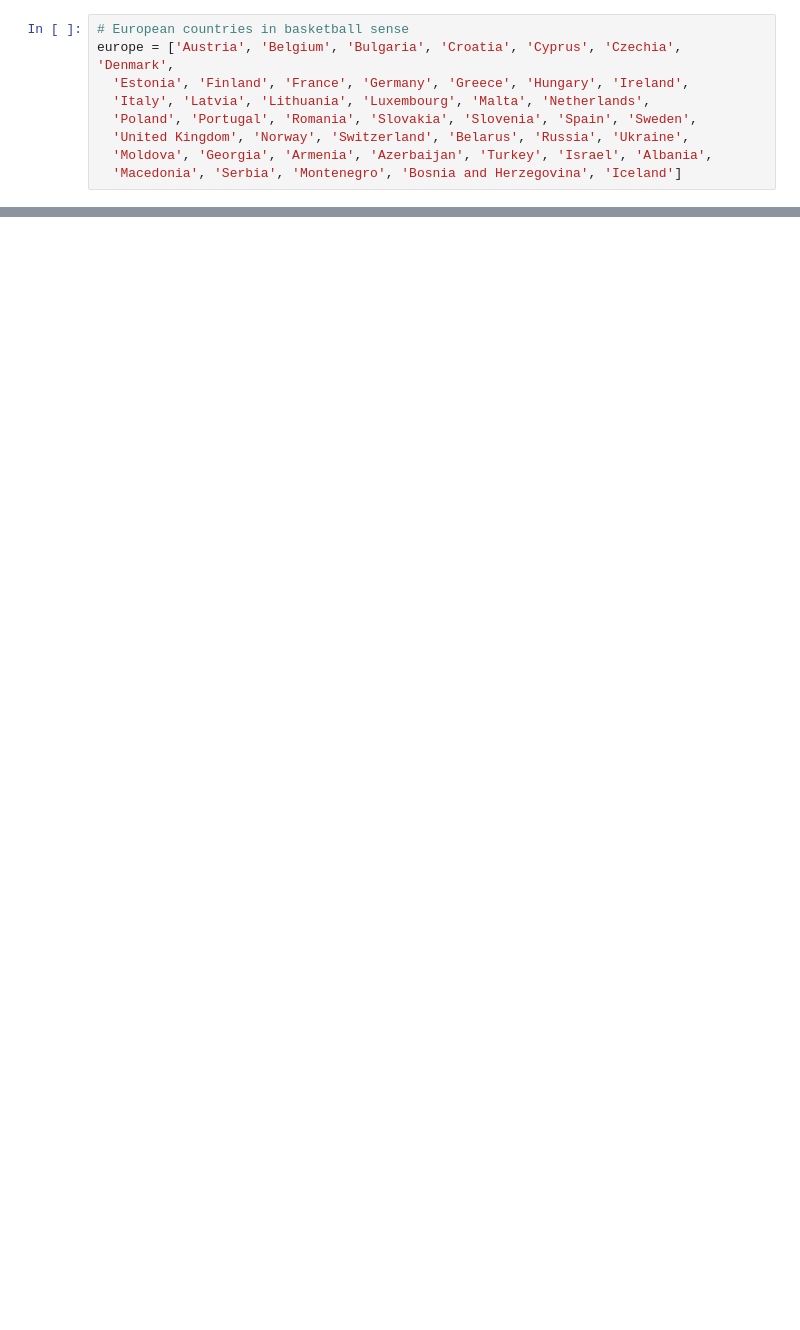
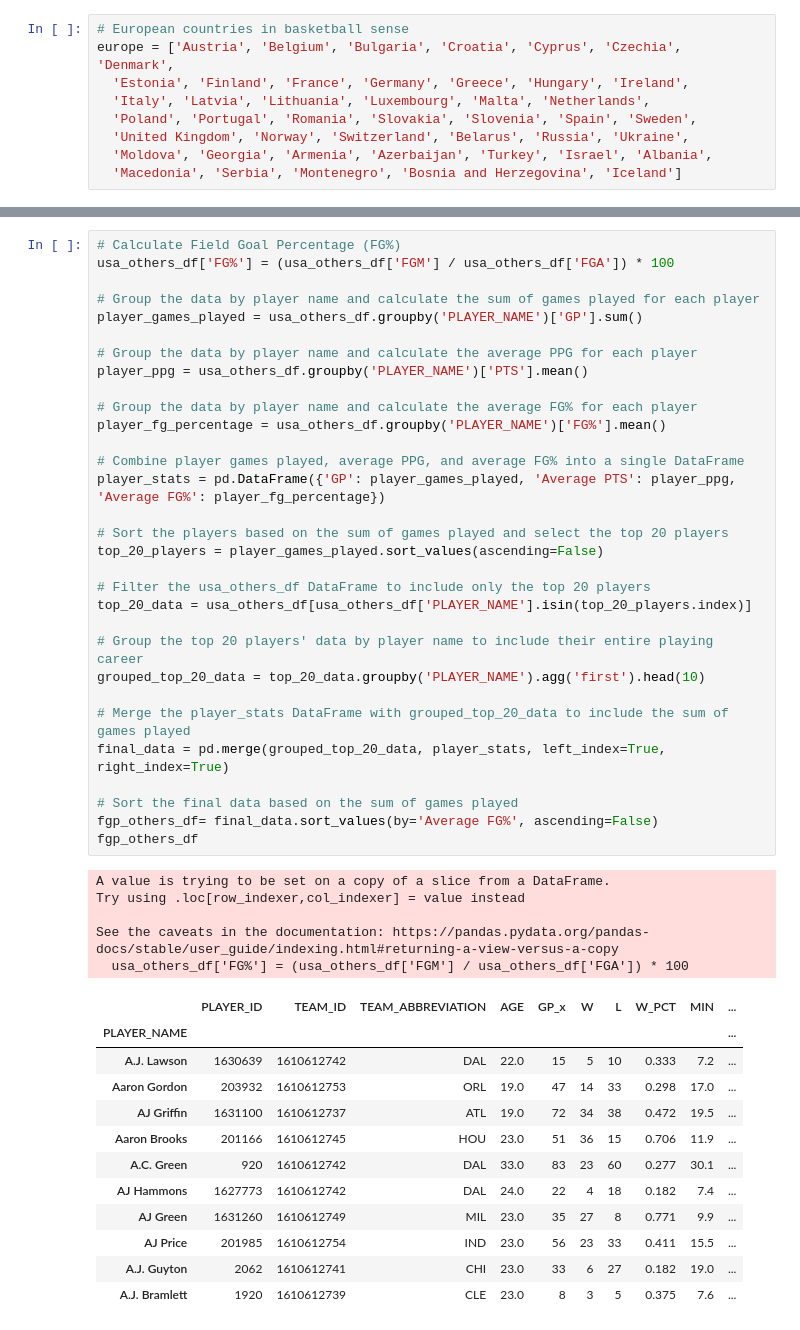
Before and after one commit to NEAT-Scouting-Data-Analytics/NEAT-Scouting-Data-Analytics, a Jupyter notebook: usa_df.ipynb, the cells around one changed output, grey strips where cells are left out. Drawn from its saved outputs; the diff is of its cells as text; blank space fills up the shorter version.

```diff
--- a/usa_df.ipynb
+++ b/usa_df.ipynb
@@ -134,0 +157,49 @@ usa_df
+# %%
+# Calculate Field Goal Percentage (FG%)
+usa_others_df['FG%'] = (usa_others_df['FGM'] / usa_others_df['FGA']) * 100
+
+# Group the data by player name and calculate the sum of games played for each player
+player_games_played = usa_others_df.groupby('PLAYER_NAME')['GP'].sum()
+
+# Group the data by player name and calculate the average PPG for each player
+player_ppg = usa_others_df.groupby('PLAYER_NAME')['PTS'].mean()
+
+# Group the data by player name and calculate the average FG% for each player
+player_fg_percentage = usa_others_df.groupby('PLAYER_NAME')['FG%'].mean()
+
+# Combine player games played, average PPG, and average FG% into a single DataFrame
+player_stats = pd.DataFrame({'GP': player_games_played, 'Average PTS': player_ppg, 'Average FG%': player_fg_percentage})
+
+# Sort the players based on the sum of games played and select the top 20 players
+top_20_players = player_games_played.sort_values(ascending=False)
+
+# Filter the usa_others_df DataFrame to include only the top 20 players
+top_20_data = usa_others_df[usa_others_df['PLAYER_NAME'].isin(top_20_players.index)]
+
+# Group the top 20 players' data by player name to include their entire playing career
+grouped_top_20_data = top_20_data.groupby('PLAYER_NAME').agg('first').head(10)
+
+# Merge the player_stats DataFrame with grouped_top_20_data to include the sum of games played
+final_data = pd.merge(grouped_top_20_data, player_stats, left_index=True, right_index=True)
+
+# Sort the final data based on the sum of games played
+fgp_others_df= final_data.sort_values(by='Average FG%', ascending=False)
+fgp_others_df
+# %% [output]
+A value is trying to be set on a copy of a slice from a DataFrame.
+Try using .loc[row_indexer,col_indexer] = value instead
+
+See the caveats in the documentation: https://pandas.pydata.org/pandas-docs/stable/user_guide/indexing.html#returning-a-view-versus-a-copy
+  usa_others_df['FG%'] = (usa_others_df['FGM'] / usa_others_df['FGA']) * 100
+|  | PLAYER_ID | TEAM_ID | TEAM_ABBREVIATION | AGE | GP_x | W | L | W_PCT | MIN | ... |
+| PLAYER_NAME |  |  |  |  |  |  |  |  |  | ... |
+| A.J. Lawson | 1630639 | 1610612742 | DAL | 22.0 | 15 | 5 | 10 | 0.333 | 7.2 | ... |
+| Aaron Gordon | 203932 | 1610612753 | ORL | 19.0 | 47 | 14 | 33 | 0.298 | 17.0 | ... |
+| AJ Griffin | 1631100 | 1610612737 | ATL | 19.0 | 72 | 34 | 38 | 0.472 | 19.5 | ... |
+| Aaron Brooks | 201166 | 1610612745 | HOU | 23.0 | 51 | 36 | 15 | 0.706 | 11.9 | ... |
+| A.C. Green | 920 | 1610612742 | DAL | 33.0 | 83 | 23 | 60 | 0.277 | 30.1 | ... |
+| AJ Hammons | 1627773 | 1610612742 | DAL | 24.0 | 22 | 4 | 18 | 0.182 | 7.4 | ... |
+| AJ Green | 1631260 | 1610612749 | MIL | 23.0 | 35 | 27 | 8 | 0.771 | 9.9 | ... |
+| AJ Price | 201985 | 1610612754 | IND | 23.0 | 56 | 23 | 33 | 0.411 | 15.5 | ... |
+| A.J. Guyton | 2062 | 1610612741 | CHI | 23.0 | 33 | 6 | 27 | 0.182 | 19.0 | ... |
+| A.J. Bramlett | 1920 | 1610612739 | CLE | 23.0 | 8 | 3 | 5 | 0.375 | 7.6 | ... |
```
Also changed, not shown: parts of 21 cells of this notebook.
